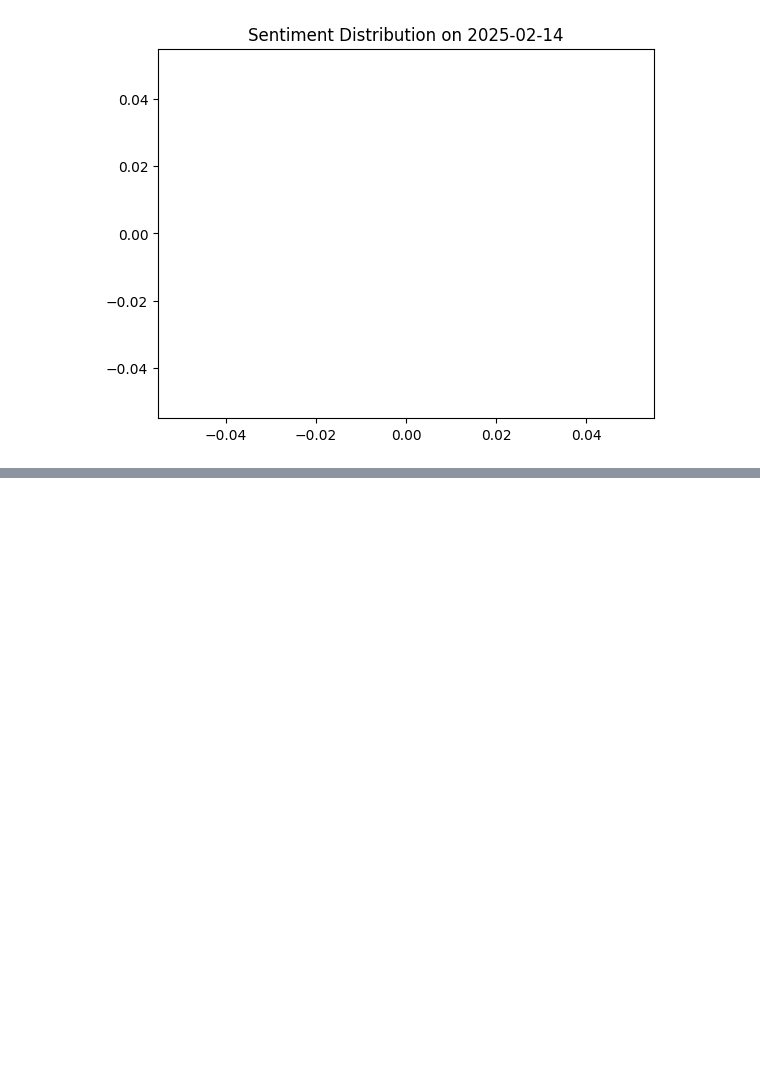
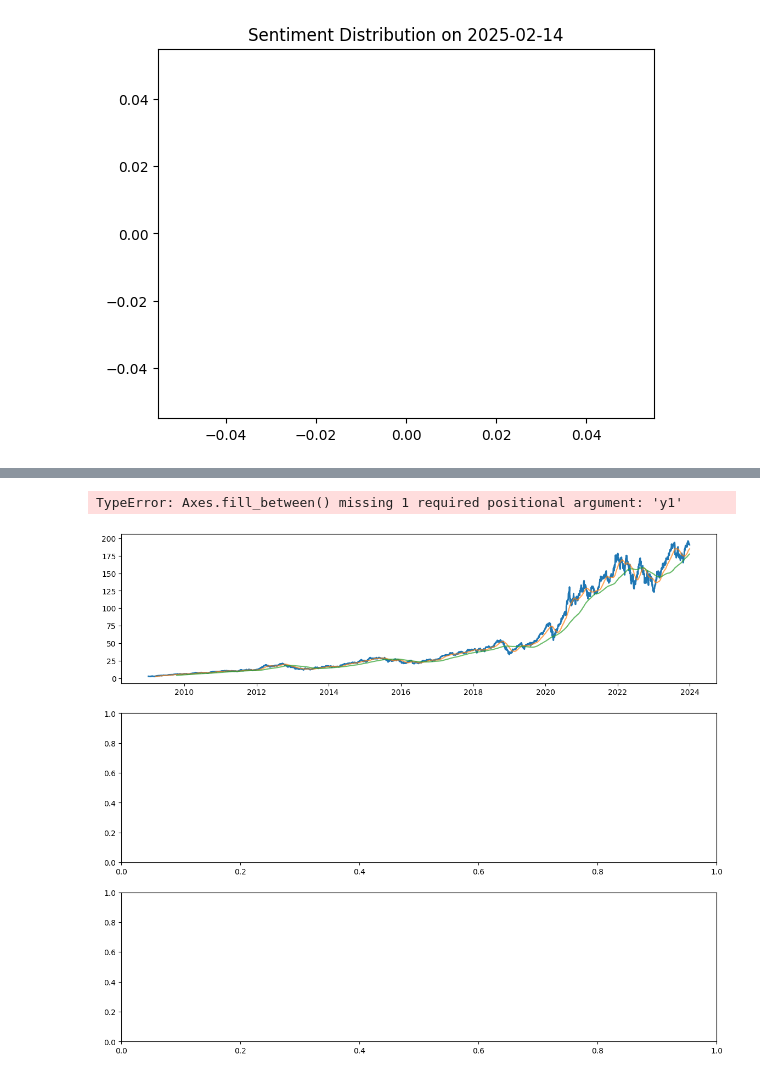
Before and after one commit to MubarekAdem/week-1-kaim, a Jupyter notebook: notebook/01_eda_sentiment.ipynb, the cells around one changed output, grey strips where cells are left out. Drawn from its saved outputs; the diff is of its cells as text; code cells hidden in the pictures; blank space fills up the shorter version.

```diff
--- a/notebook/01_eda_sentiment.ipynb
+++ b/notebook/01_eda_sentiment.ipynb
@@ -97,0 +137,8 @@ for day in earnings_days:
+# %%
+# Example: Load and prepare data for one stock (AAPL)
+aapl = stocks['AAPL'].copy()
+print("AAPL Data Shape:", aapl.shape)
+print("\nFirst few rows:")
+print(aapl.head())
+print("\nData Info:")
+print(aapl.info())
@@ -97,0 +518,11 @@ for day in earnings_days:
+# %%
+
+# Add Financial Metrics
+aapl_with_metrics = add_financial_metrics(
+    aapl_with_indicators,
+    metrics=['returns', 'volatility', 'sharpe', 'drawdown']
+)
+
+print("Financial Metrics Added:")
+print(aapl_with_metrics[['Date', 'Close', 'Daily_Return',
+      'Volatility_30d', 'Drawdown']].tail(10))
@@ -97,0 +542,54 @@ for day in earnings_days:
+# %%
+
+# Visualize Technical Indicators - Price with Moving Averages
+fig, axes = plt.subplots(3, 1, figsize=(14, 12))
+
+# Plot 1: Price with Moving Averages
+ax1 = axes[0]
+ax1.plot(aapl_with_metrics['Date'], aapl_with_metrics['Close'],
+         label='Close Price', linewidth=2)
+ax1.plot(aapl_with_metrics['Date'],
+         aapl_with_metrics['SMA_50'], label='SMA 50', alpha=0.7)
+ax1.plot(aapl_with_metrics['Date'],
+         aapl_with_metrics['SMA_200'], label='SMA 200', alpha=0.7)
+ax1.fill_between(aapl_with_metrics['Date'],
+
+                 alpha=0.2, label='Bollinger Bands')
+ax1.set_title(
+    'AAPL Stock Price with Moving Averages and Bollinger Bands', fontsize=14)
+ax1.set_ylabel('Price ($)')
+ax1.legend()
+ax1.grid(True, alpha=0.3)
+
+# Plot 2: RSI
+ax2 = axes[1]
+ax2.plot(aapl_with_metrics['Date'],
+         aapl_with_metrics['RSI'], label='RSI', color='purple')
+ax2.axhline(y=70, color='r', linestyle='--',
+            alpha=0.5, label='Overbought (70)')
+ax2.axhline(y=30, color='g', linestyle='--', alpha=0.5, label='Oversold (30)')
+ax2.set_title('Relative Strength Index (RSI)', fontsize=14)
+ax2.set_ylabel('RSI')
+ax2.set_ylim(0, 100)
+ax2.legend()
+ax2.grid(True, alpha=0.3)
+
+# Plot 3: MACD
+ax3 = axes[2]
+ax3.plot(aapl_with_metrics['Date'],
+         aapl_with_metrics['MACD'], label='MACD', color='blue')
+ax3.plot(aapl_with_metrics['Date'],
+         aapl_with_metrics['MACD_signal'], label='Signal', color='red')
+ax3.bar(aapl_with_metrics['Date'],
+        aapl_with_metrics['MACD_hist'], label='Histogram', alpha=0.3)
+ax3.set_title('MACD (Moving Average Convergence Divergence)', fontsize=14)
+ax3.set_ylabel('MACD')
+ax3.set_xlabel('Date')
+ax3.legend()
+ax3.grid(True, alpha=0.3)
+
+plt.tight_layout()
+plt.show()
+# %% [output]
+TypeError: Axes.fill_between() missing 1 required positional argument: 'y1'
+[figure, added]
```
Also changed, not shown: parts of 20 cells of this notebook, 5 other files.
